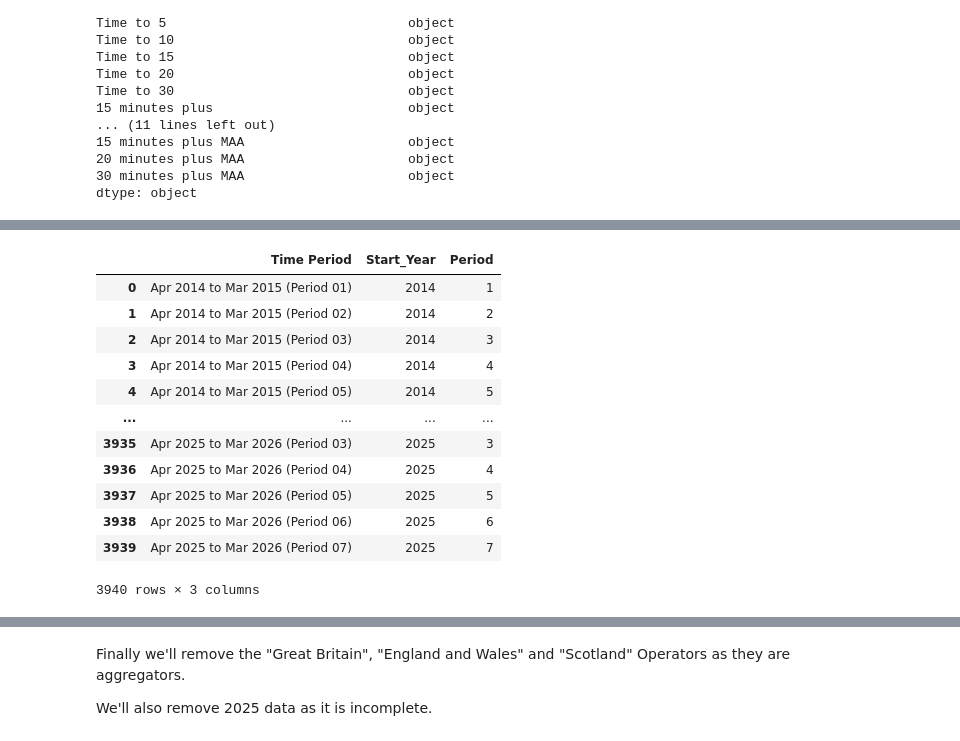
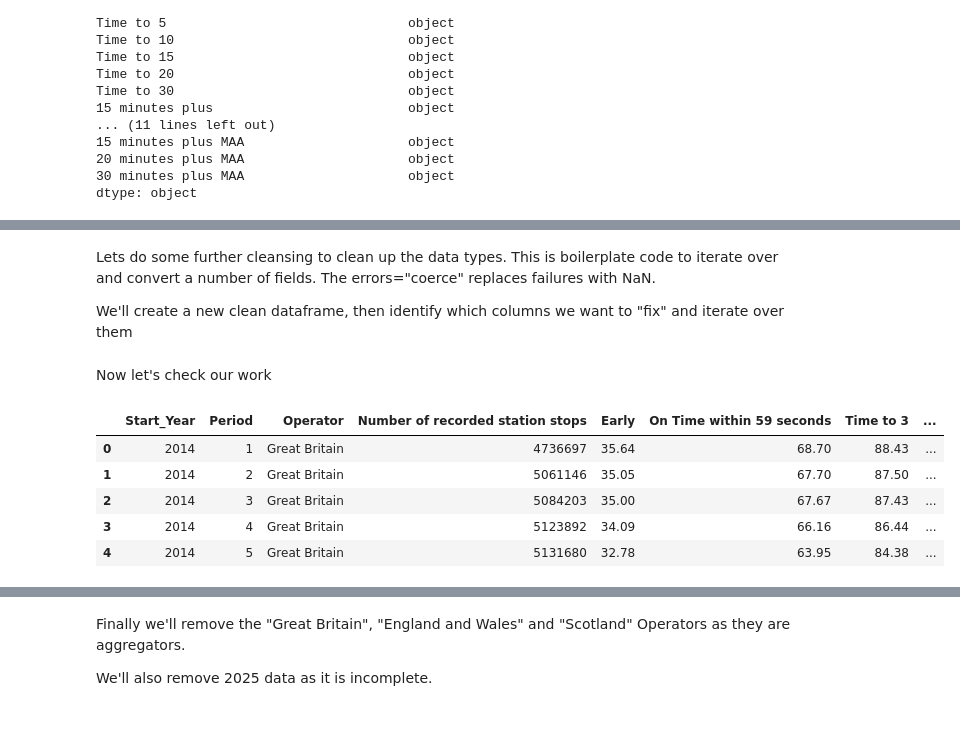
Before and after one commit to robwhite-lis/Everything_Counts_Assessment_1, a Jupyter notebook: Train_Times.ipynb, the cells around one changed output, grey strips where cells are left out. Drawn from its saved outputs; the diff is of its cells as text; code cells hidden in the pictures.

Commit message:
Cleaned up Markdown & Plots
Cleaned up data and added some plots

```diff
--- a/Train_Times.ipynb
+++ b/Train_Times.ipynb
@@ -73,4 +80,9 @@ OK so let's clean up the date period into something more useable
 df_trains[["Start_Year", "Period"]] = df_trains["Time Period"].str.extract(r'(\d{4}).*Period (\d{2})')
-# %%
-df_trains["Start_Year"] = df_trains["Start_Year"].astype(int)
-df_trains["Period"] = df_trains["Period"].astype(int)
+# %% [markdown]
+Lets do some further cleansing to clean up the data types. This is boilerplate code to iterate over and convert a number of fields. The errors="coerce" replaces failures with NaN.
+
+We'll create a  new clean dataframe, then identify which columns we want to "fix" and iterate over them
+# %%
+df_trains_clean = df_trains[['Start_Year', 'Period', 'Operator', 'Number of recorded station stops', 'Early',
+       'On Time within 59 seconds', 'Time to 3', 'Time to 5', 'Time to 10',
+       'Time to 15', 'Time to 20', 'Time to 30' ]].copy()
@@ -77,16 +99,11 @@ df_trains["Period"] = df_trains["Period"].astype(int)
+# %% [markdown]
+Now let's check our work
 # %%
-df_trains[["Time Period", "Start_Year", "Period"]]
+df_trains_clean.head()
 # %% [output]
-|  | Time Period | Start_Year | Period |
-| 0 | Apr 2014 to Mar 2015 (Period 01) | 2014 | 1 |
-| 1 | Apr 2014 to Mar 2015 (Period 02) | 2014 | 2 |
-| 2 | Apr 2014 to Mar 2015 (Period 03) | 2014 | 3 |
-| 3 | Apr 2014 to Mar 2015 (Period 04) | 2014 | 4 |
-| 4 | Apr 2014 to Mar 2015 (Period 05) | 2014 | 5 |
-| ... | ... | ... | ... |
-| 3935 | Apr 2025 to Mar 2026 (Period 03) | 2025 | 3 |
-| 3936 | Apr 2025 to Mar 2026 (Period 04) | 2025 | 4 |
-| 3937 | Apr 2025 to Mar 2026 (Period 05) | 2025 | 5 |
-| 3938 | Apr 2025 to Mar 2026 (Period 06) | 2025 | 6 |
-| 3939 | Apr 2025 to Mar 2026 (Period 07) | 2025 | 7 |
+|  | Start_Year | Period | Operator | Number of recorded station stops | Early | On Time within 59 seconds | Time to 3 | ... |
+| 0 | 2014 | 1 | Great Britain | 4736697 | 35.64 | 68.70 | 88.43 | ... |
+| 1 | 2014 | 2 | Great Britain | 5061146 | 35.05 | 67.70 | 87.50 | ... |
+| 2 | 2014 | 3 | Great Britain | 5084203 | 35.00 | 67.67 | 87.43 | ... |
+| 3 | 2014 | 4 | Great Britain | 5123892 | 34.09 | 66.16 | 86.44 | ... |
+| 4 | 2014 | 5 | Great Britain | 5131680 | 32.78 | 63.95 | 84.38 | ... |
-3940 rows × 3 columns
```
Also changed, not shown: parts of 60 cells of this notebook.
